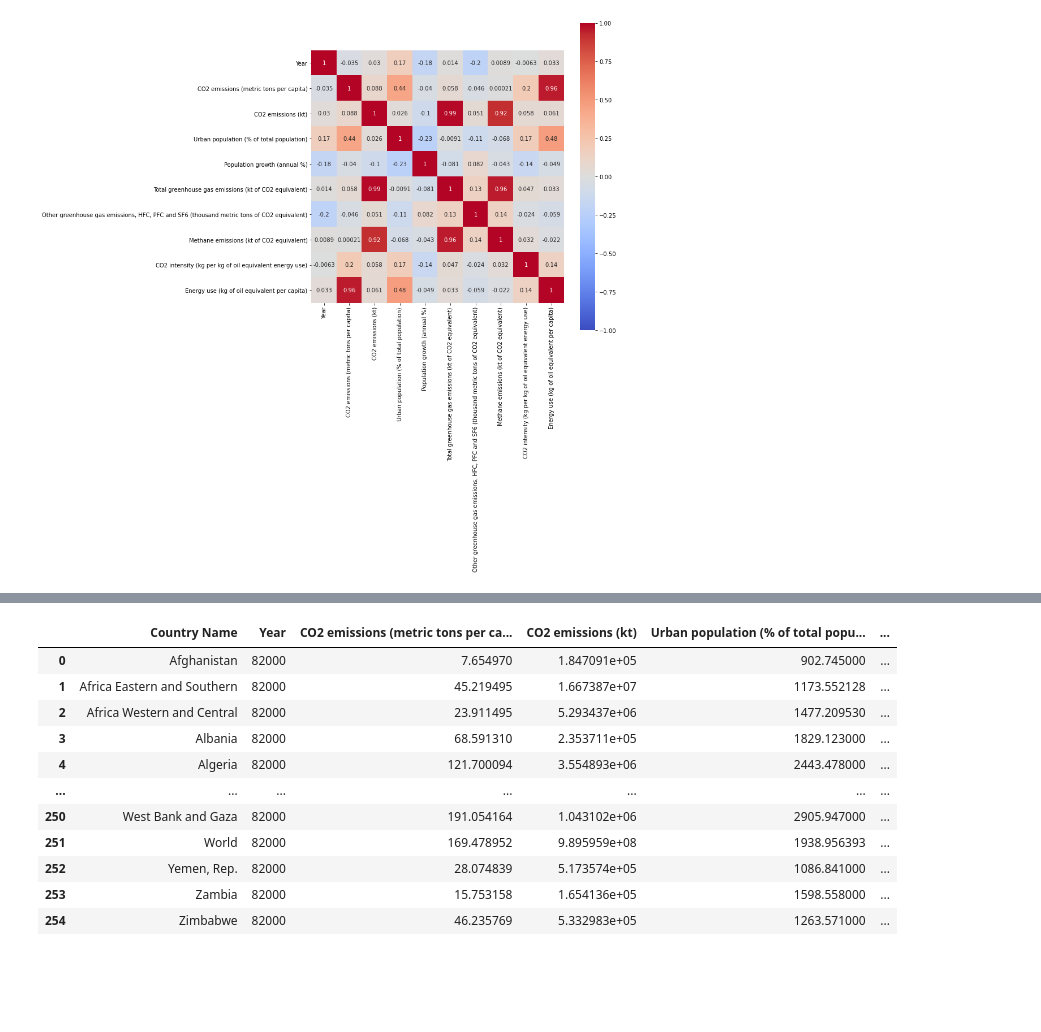
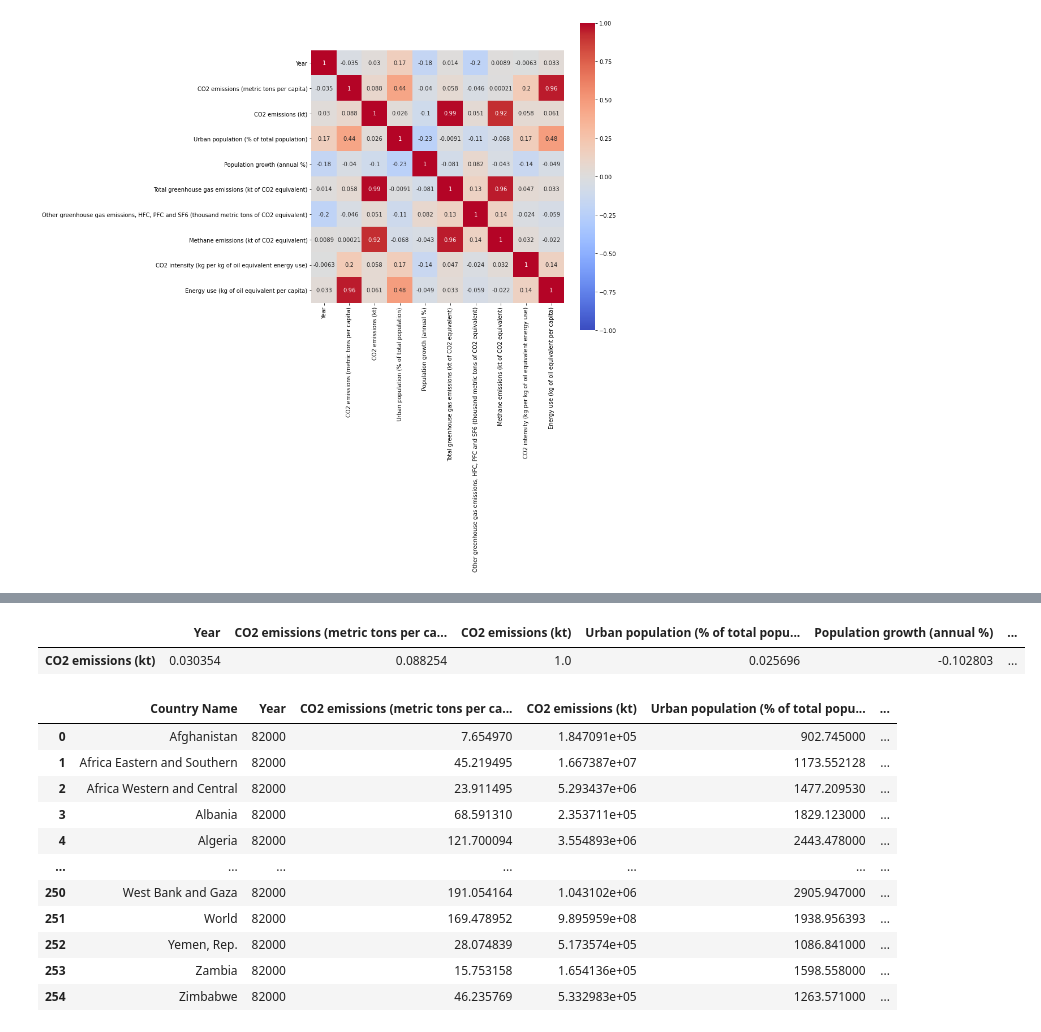
Before and after one commit to BingQuanChua/SASPICIOUS, a Jupyter notebook: eda_Bing_2.ipynb, the cells around one changed output, grey strips where cells are left out. Saved outputs shown, nothing was run; the diff lists cells and outputs as text; code cells hidden in the pictures; blank space fills up the shorter version.

```diff
--- a/eda_Bing_2.ipynb
+++ b/eda_Bing_2.ipynb
@@ -59,3 +84,8 @@ sns.heatmap(df_corr, square=True, annot=True, vmin=-1, vmax=1, cmap="coolwarm")
+# %%
+df_corr.loc[['CO2 emissions (kt)'], :]
+# %% [output]
+|  | Year | CO2 emissions (metric tons per ca... | CO2 emissions (kt) | Urban population (% of total popu... | Population growth (annual %) | ... |
+| CO2 emissions (kt) | 0.030354 | 0.088254 | 1.0 | 0.025696 | -0.102803 | ... |
 # %%
 df_groupby_sum = df.groupby(['Country Name']).sum()
 df_groupby_sum = df_groupby_sum.reset_index()
```
Also changed, not shown: parts of 3 cells of this notebook, 5 other files.
